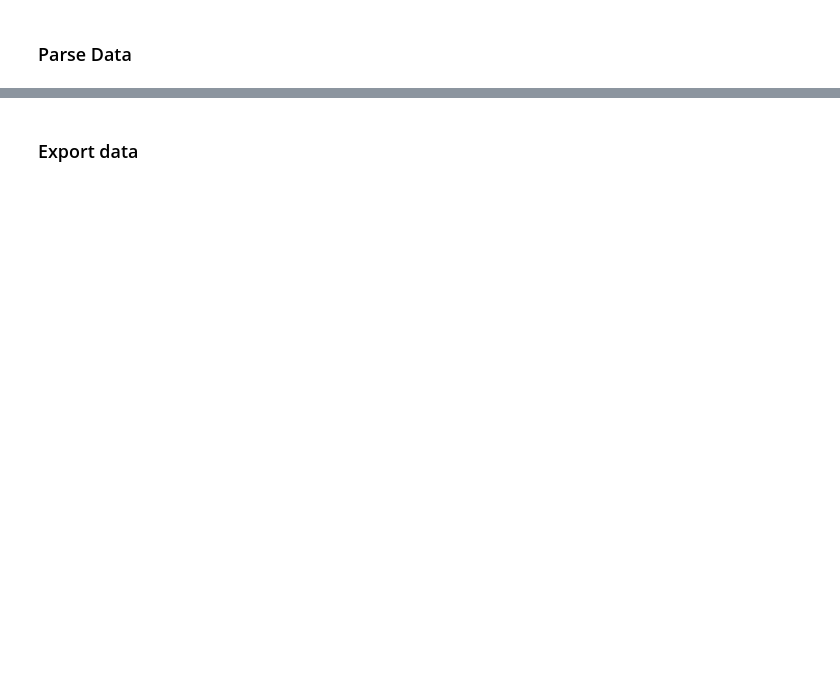
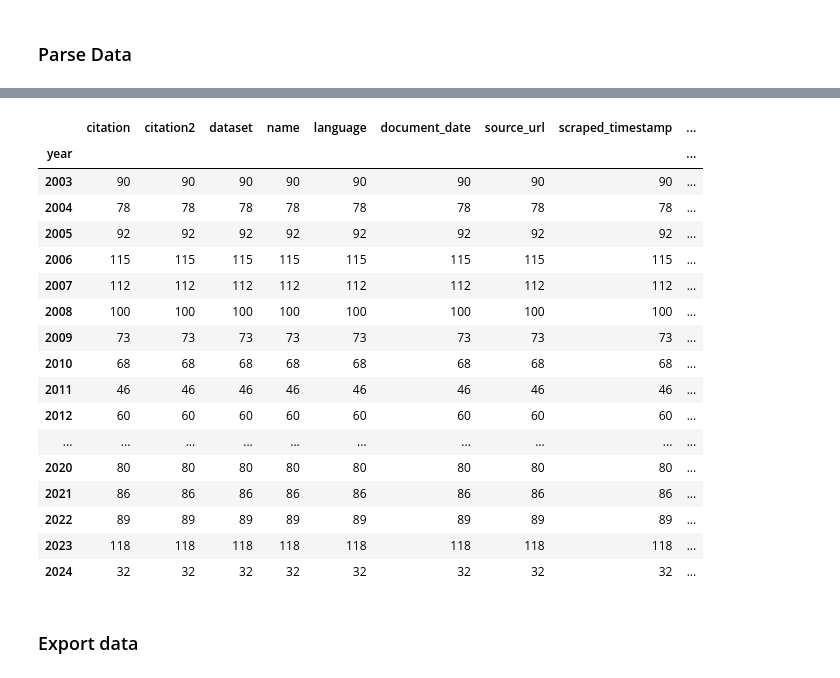
Before and after one commit to Refugee-Law-Lab/chrt_bulk_data, a Jupyter notebook: parse_chrt_html.ipynb, the cells around one changed output, grey strips where cells are left out. Saved outputs shown, nothing was run; the diff lists cells and outputs as text; code cells hidden in the pictures; blank space fills up the shorter version.

Commit message:
updated cases to apr 9 2024

```diff
--- a/parse_chrt_html.ipynb
+++ b/parse_chrt_html.ipynb
@@ -246,3 +246,25 @@ df.tail()
+# %%
+# count number of cases per year
+df.groupby('year').count()
+# %% [output]
+|  | citation | citation2 | dataset | name | language | document_date | source_url | scraped_timestamp | ... |
+| year |  |  |  |  |  |  |  |  | ... |
+| 2003 | 90 | 90 | 90 | 90 | 90 | 90 | 90 | 90 | ... |
+| 2004 | 78 | 78 | 78 | 78 | 78 | 78 | 78 | 78 | ... |
+| 2005 | 92 | 92 | 92 | 92 | 92 | 92 | 92 | 92 | ... |
+| 2006 | 115 | 115 | 115 | 115 | 115 | 115 | 115 | 115 | ... |
+| 2007 | 112 | 112 | 112 | 112 | 112 | 112 | 112 | 112 | ... |
+| 2008 | 100 | 100 | 100 | 100 | 100 | 100 | 100 | 100 | ... |
+| 2009 | 73 | 73 | 73 | 73 | 73 | 73 | 73 | 73 | ... |
+| 2010 | 68 | 68 | 68 | 68 | 68 | 68 | 68 | 68 | ... |
+| 2011 | 46 | 46 | 46 | 46 | 46 | 46 | 46 | 46 | ... |
+| 2012 | 60 | 60 | 60 | 60 | 60 | 60 | 60 | 60 | ... |
+| ... | ... | ... | ... | ... | ... | ... | ... | ... | ... |
+| 2020 | 80 | 80 | 80 | 80 | 80 | 80 | 80 | 80 | ... |
+| 2021 | 86 | 86 | 86 | 86 | 86 | 86 | 86 | 86 | ... |
+| 2022 | 89 | 89 | 89 | 89 | 89 | 89 | 89 | 89 | ... |
+| 2023 | 118 | 118 | 118 | 118 | 118 | 118 | 118 | 118 | ... |
+| 2024 | 32 | 32 | 32 | 32 | 32 | 32 | 32 | 32 | ... |
 # %% [markdown]
 ### Export data
 # %%
```
Also changed, not shown: parts of 3 cells of this notebook, 9 other files.
